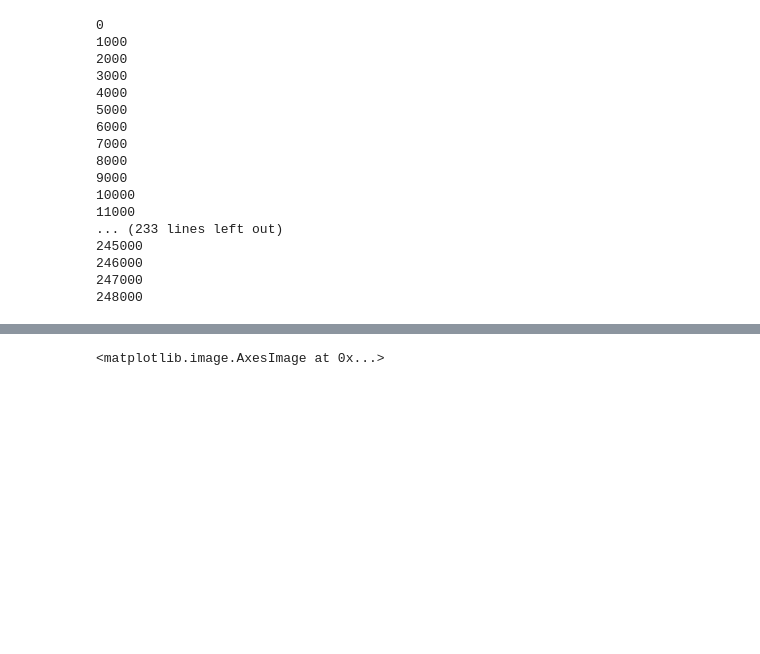
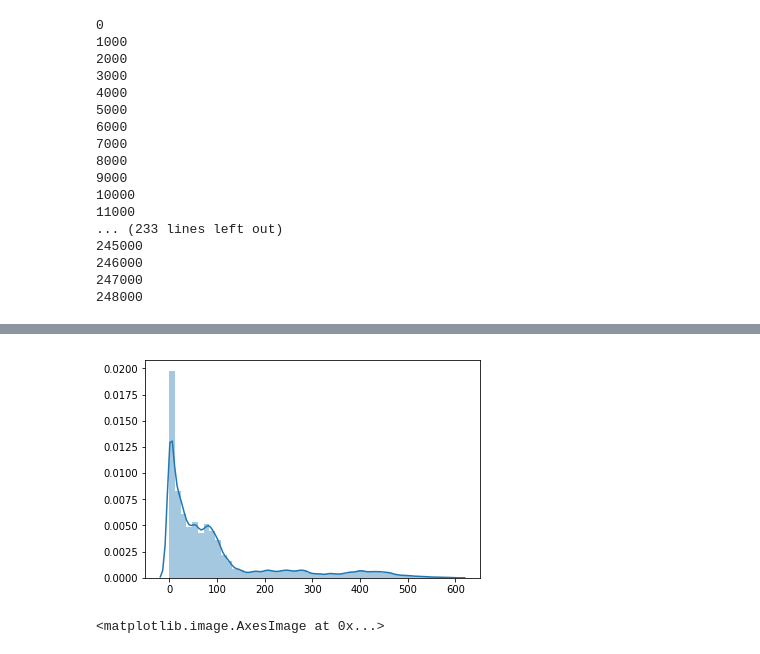
Before and after one commit to Garethlomax/acse-9-independent-research-project-Garethlomax, a Jupyter notebook: dataset_construction.ipynb, the cells around one changed output, grey strips where cells are left out. Drawn from its saved outputs; the diff is of its cells as text; code cells hidden in the pictures; blank space fills up the shorter version.

```diff
--- a/dataset_construction.ipynb
+++ b/dataset_construction.ipynb
@@ -627,0 +645,4 @@ array([3.])
+# %%
+plot = sns.distplot(dats)
+# %% [output]
+[figure, added]
```
Also changed, not shown: parts of 4 cells of this notebook.
